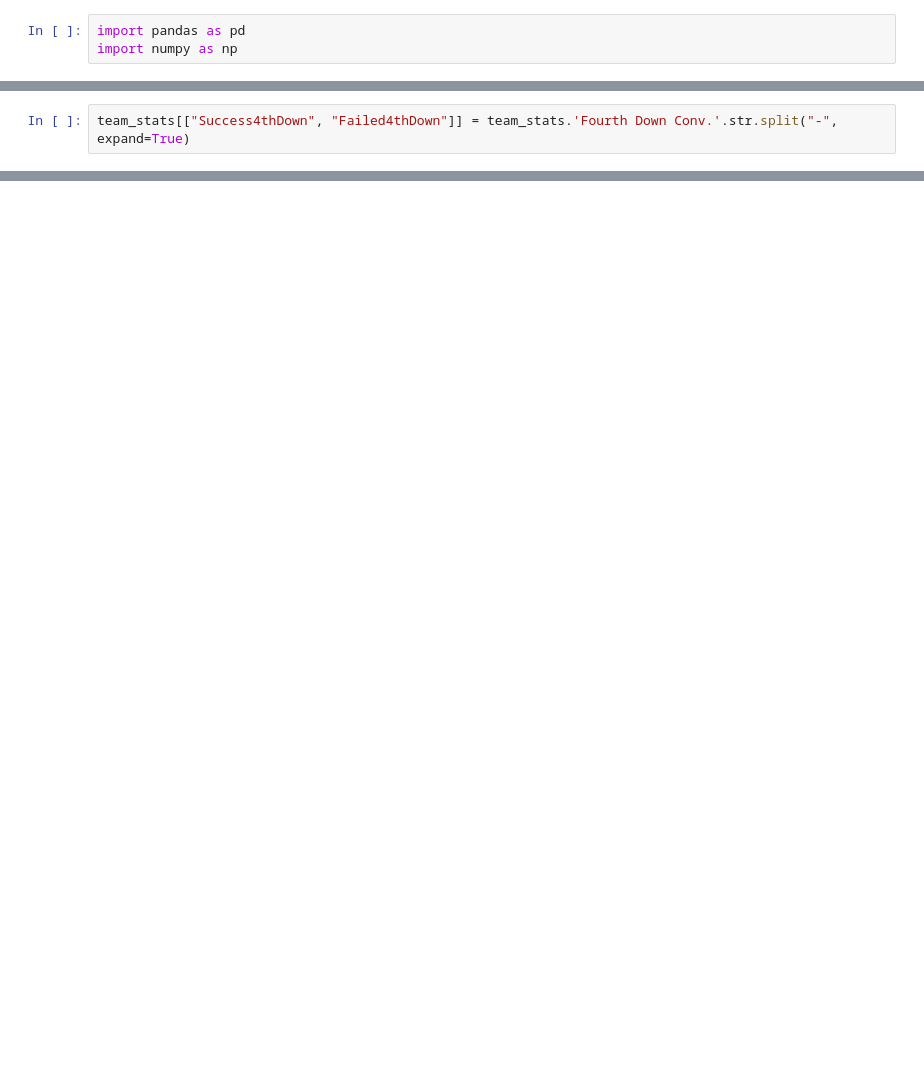
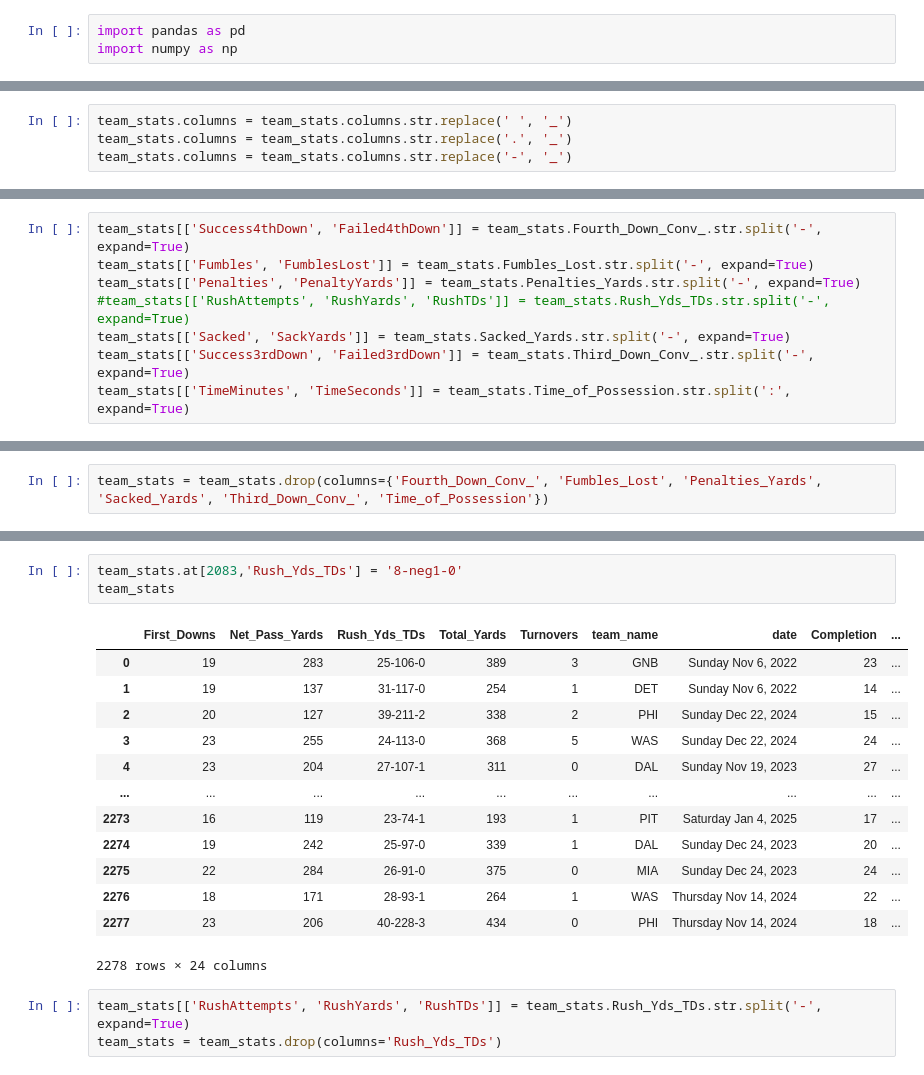
Before and after one commit to CamSmithers/NFL, a Jupyter notebook: Basic Analysis.ipynb, the cells around one changed output, grey strips where cells are left out. Saved outputs shown, nothing was run; the diff lists cells and outputs as text; blank space fills up the shorter version.

```diff
--- a/Basic Analysis.ipynb
+++ b/Basic Analysis.ipynb
@@ -42,0 +11,4 @@ team_stats
+# %%
+team_stats.columns = team_stats.columns.str.replace(' ', '_')
+team_stats.columns = team_stats.columns.str.replace('.', '_')
+team_stats.columns = team_stats.columns.str.replace('-', '_')
@@ -43,2 +31,8 @@ team_stats
 # %%
-team_stats[["Success4thDown", "Failed4thDown"]] = team_stats.'Fourth Down Conv.'.str.split("-", expand=True)
+team_stats[['Success4thDown', 'Failed4thDown']] = team_stats.Fourth_Down_Conv_.str.split('-', expand=True)
+team_stats[['Fumbles', 'FumblesLost']] = team_stats.Fumbles_Lost.str.split('-', expand=True)
+team_stats[['Penalties', 'PenaltyYards']] = team_stats.Penalties_Yards.str.split('-', expand=True)
+#team_stats[['RushAttempts', 'RushYards', 'RushTDs']] = team_stats.Rush_Yds_TDs.str.split('-', expand=True)
+team_stats[['Sacked', 'SackYards']] = team_stats.Sacked_Yards.str.split('-', expand=True)
+team_stats[['Success3rdDown', 'Failed3rdDown']] = team_stats.Third_Down_Conv_.str.split('-', expand=True)
+team_stats[['TimeMinutes', 'TimeSeconds']] = team_stats.Time_of_Possession.str.split(':', expand=True)
@@ -46,0 +39,2 @@ SyntaxError: invalid syntax (787633686.py, line 1)
+# %%
+team_stats = team_stats.drop(columns={'Fourth_Down_Conv_', 'Fumbles_Lost', 'Penalties_Yards', 'Sacked_Yards', 'Third_Down_Conv_', 'Time_of_Possession'})
@@ -46,0 +70,20 @@ SyntaxError: invalid syntax (787633686.py, line 1)
+# %%
+team_stats.at[2083,'Rush_Yds_TDs'] = '8-neg1-0'
+team_stats
+# %% [output]
+|  | First_Downs | Net_Pass_Yards | Rush_Yds_TDs | Total_Yards | Turnovers | team_name | date | Completion | ... |
+| 0 | 19 | 283 | 25-106-0 | 389 | 3 | GNB | Sunday Nov 6, 2022 | 23 | ... |
+| 1 | 19 | 137 | 31-117-0 | 254 | 1 | DET | Sunday Nov 6, 2022 | 14 | ... |
+| 2 | 20 | 127 | 39-211-2 | 338 | 2 | PHI | Sunday Dec 22, 2024 | 15 | ... |
+| 3 | 23 | 255 | 24-113-0 | 368 | 5 | WAS | Sunday Dec 22, 2024 | 24 | ... |
+| 4 | 23 | 204 | 27-107-1 | 311 | 0 | DAL | Sunday Nov 19, 2023 | 27 | ... |
+| ... | ... | ... | ... | ... | ... | ... | ... | ... | ... |
+| 2273 | 16 | 119 | 23-74-1 | 193 | 1 | PIT | Saturday Jan 4, 2025 | 17 | ... |
+| 2274 | 19 | 242 | 25-97-0 | 339 | 1 | DAL | Sunday Dec 24, 2023 | 20 | ... |
+| 2275 | 22 | 284 | 26-91-0 | 375 | 0 | MIA | Sunday Dec 24, 2023 | 24 | ... |
+| 2276 | 18 | 171 | 28-93-1 | 264 | 1 | WAS | Thursday Nov 14, 2024 | 22 | ... |
+| 2277 | 23 | 206 | 40-228-3 | 434 | 0 | PHI | Thursday Nov 14, 2024 | 18 | ... |
+2278 rows × 24 columns
+# %%
+team_stats[['RushAttempts', 'RushYards', 'RushTDs']] = team_stats.Rush_Yds_TDs.str.split('-', expand=True)
+team_stats = team_stats.drop(columns='Rush_Yds_TDs')
```
Also changed, not shown: parts of 16 cells of this notebook.
